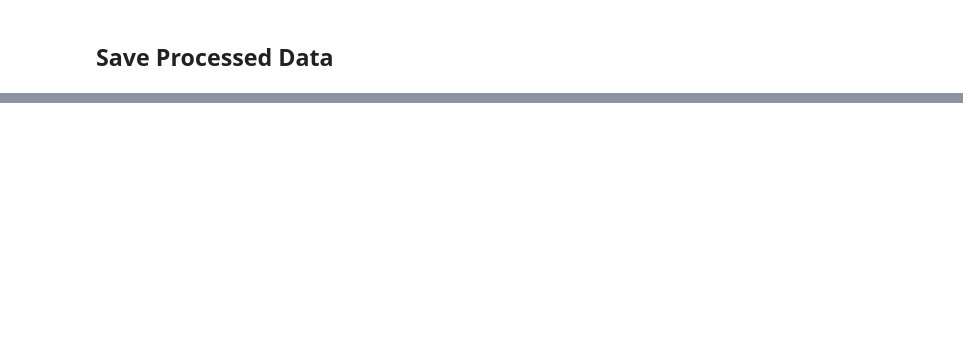
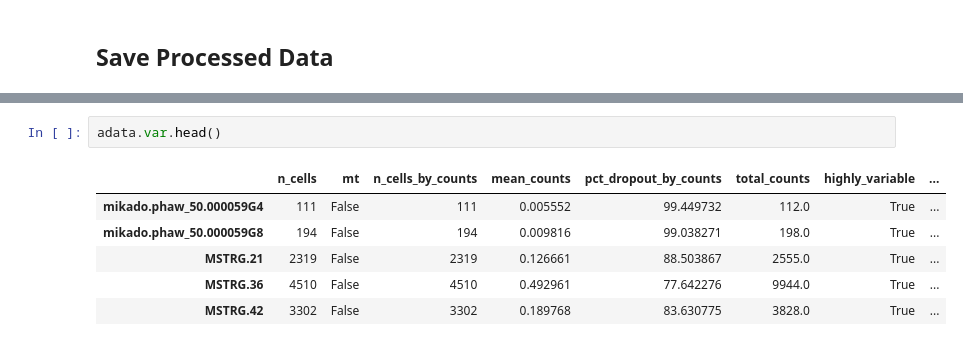
Before and after one commit to MiquelSendra/scParhyale, a Jupyter notebook: notebooks/scParhyale_analysis.ipynb, the cells around one changed output, grey strips where cells are left out. Saved outputs shown, nothing was run; the diff lists cells and outputs as text; blank space fills up the shorter version.

```diff
--- a/notebooks/scParhyale_analysis.ipynb
+++ b/notebooks/scParhyale_analysis.ipynb
@@ -138,0 +195,9 @@ adata.write("../scParhyale_data/processed/scParhyale_adata.h5ad")
+# %%
+adata.var.head()
+# %% [output]
+|  | n_cells | mt | n_cells_by_counts | mean_counts | pct_dropout_by_counts | total_counts | highly_variable | ... |
+| mikado.phaw_50.000059G4 | 111 | False | 111 | 0.005552 | 99.449732 | 112.0 | True | ... |
+| mikado.phaw_50.000059G8 | 194 | False | 194 | 0.009816 | 99.038271 | 198.0 | True | ... |
+| MSTRG.21 | 2319 | False | 2319 | 0.126661 | 88.503867 | 2555.0 | True | ... |
+| MSTRG.36 | 4510 | False | 4510 | 0.492961 | 77.642276 | 9944.0 | True | ... |
+| MSTRG.42 | 3302 | False | 3302 | 0.189768 | 83.630775 | 3828.0 | True | ... |
```
Also changed, not shown: parts of 14 cells of this notebook.
